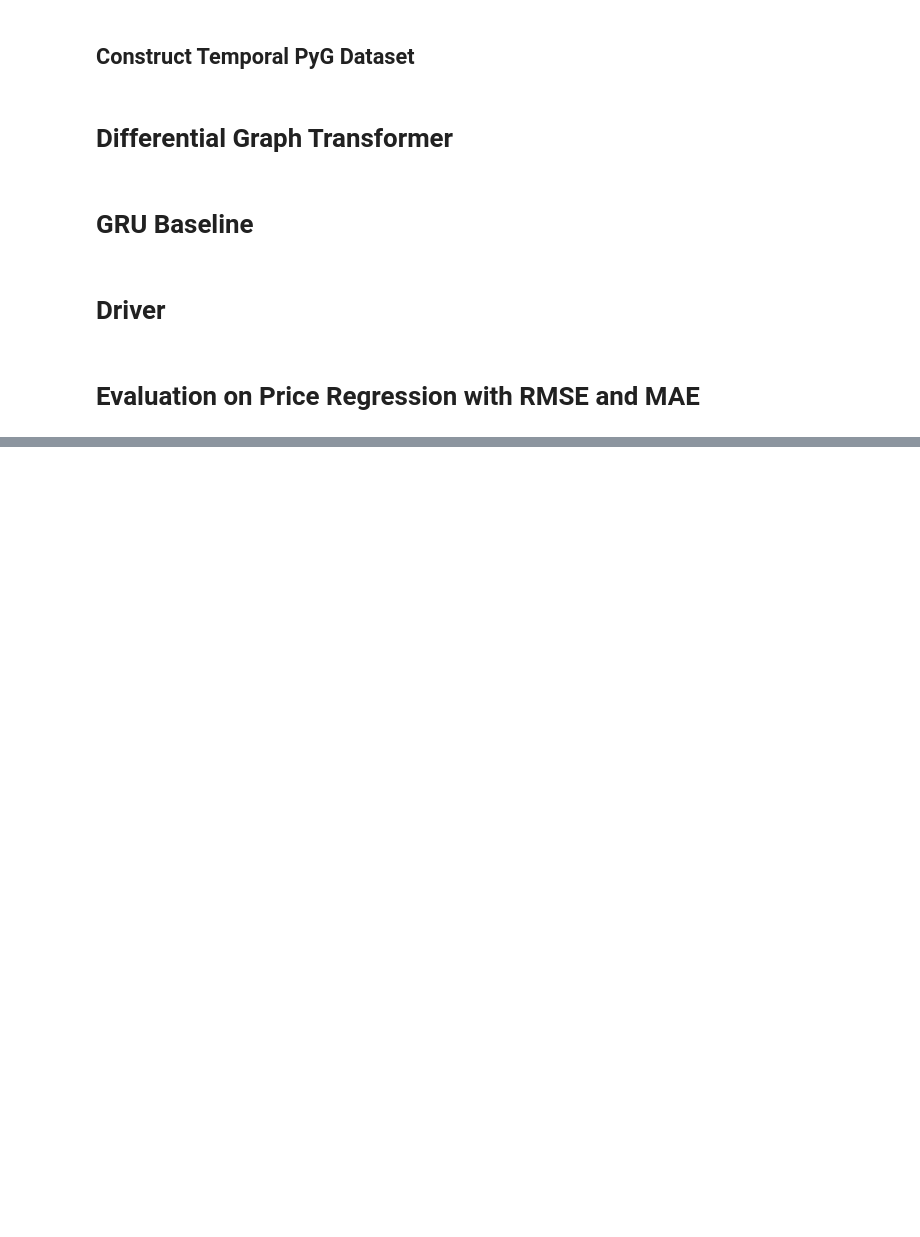
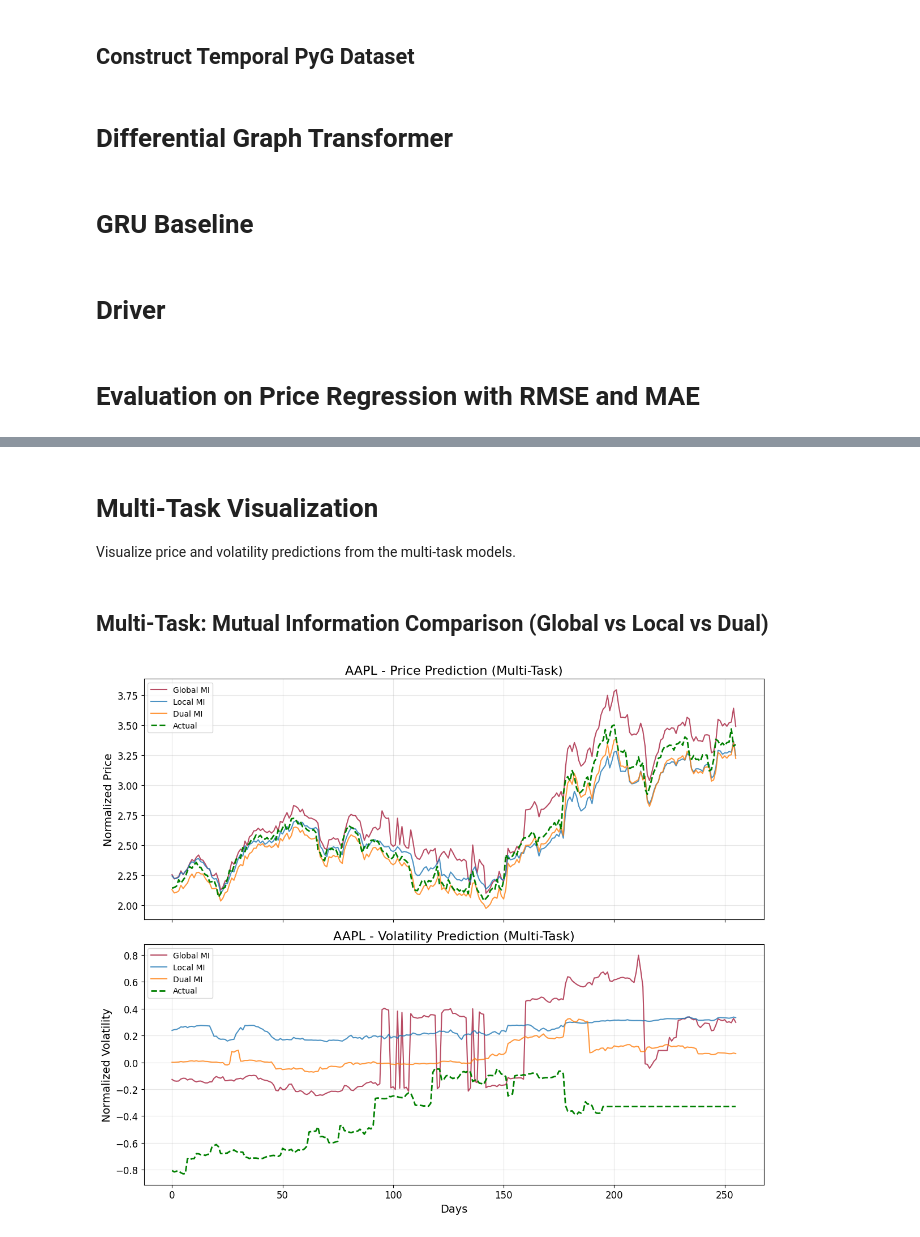
Before and after one commit to tanguydcq/Stock-DiffTransformer, a Jupyter notebook: Stock_Market_Forecasting_with_Differential_Graph_Transformer.ipynb, the cells around one changed output, grey strips where cells are left out. Saved outputs shown, nothing was run; the diff lists cells and outputs as text; code cells hidden in the pictures; blank space fills up the shorter version.

Commit message:
New model to predict volatility

```diff
--- a/Stock_Market_Forecasting_with_Differential_Graph_Transformer.ipynb
+++ b/Stock_Market_Forecasting_with_Differential_Graph_Transformer.ipynb
@@ -778,7 +903,7 @@ class DGT(nn.Module):
 
     def forward(self, x, edge_index, edge_weight, need_weights=False):
         N, T, D = x.size()
-        assert(D == 1)
+        assert(D == self.input_proj.in_features)  # D must match in_channels
         assert(T <= self.T and N == self.N)
 
         # Compute initial node embedding for the graph transformer
@@ -1947,0 +1071,30 @@ DUAL:
+# %%
+# Helper function to get a model based on the input configs, optionally loads the weight if load_weights=True
+def get_model(gnn, use_spatial, corr_name, corr_scope, lr, load_weights=False, multitask=False):
+    """
+    Create or load a model.
+
+    Args:
+        gnn: Model architecture class (DGT or GRU)
+        use_spatial: Whether to use spatial attention (DGT only)
+        corr_name: Correlation type
+        corr_scope: Correlation scope
+        lr: Learning rate (for loading weights)
+        load_weights: If True, load pretrained weights
+        multitask: If True, model outputs both price and volatility
+
+    Returns:
+        Model instance on appropriate device
+    """
+    # In multitask mode, we have 2 input features: (price, historical_volatility)
+    node_features = 2 if multitask else 1
+    if gnn == DGT:
+        model = Driver(gnn, corr_name, corr_scope, node_features, num_heads=2, use_spatial=use_spatial, multitask=multitask)
+    elif gnn == GRU:
+        # GRU does not support any correlation
+        if corr_name != None or corr_scope != None:
+            return None
+        model = Driver(gnn, None, None, node_features, num_layers=2, multitask=multitask)
+    if load_weights:
+        model.load_state_dict(torch.load(f'{workdir}/models/{model.model_name()}_lr_{lr}.pth', weights_only=True))
+    return model.to(model.model_device())
@@ -1947,0 +1627,4 @@ DUAL:
+# %% [markdown]
+# Multi-Task Visualization
+
+Visualize price and volatility predictions from the multi-task models.
@@ -1947,0 +1710,17 @@ DUAL:
+# %% [markdown]
+## Multi-Task: Mutual Information Comparison (Global vs Local vs Dual)
+# %%
+# Compare MI configurations: Global vs Local vs Dual
+plot_multitask_regression(
+    configs=[
+        (DGT, True, 'mi', 'global', 0.01),
+        (DGT, True, 'mi', 'local', 0.01),
+        (DGT, True, 'mi', 'dual', 0.01)
+    ],
+    labels=['Global MI', 'Local MI', 'Dual MI'],
+    stock_name='AAPL',
+    test_results=multitask_test_results,
+    fig_name=f'{workdir}/multitask_AAPL_MI.png'
+)
+# %% [output]
+[figure, added]
```
Also changed, not shown: parts of 54 cells of this notebook, 15 other files.
